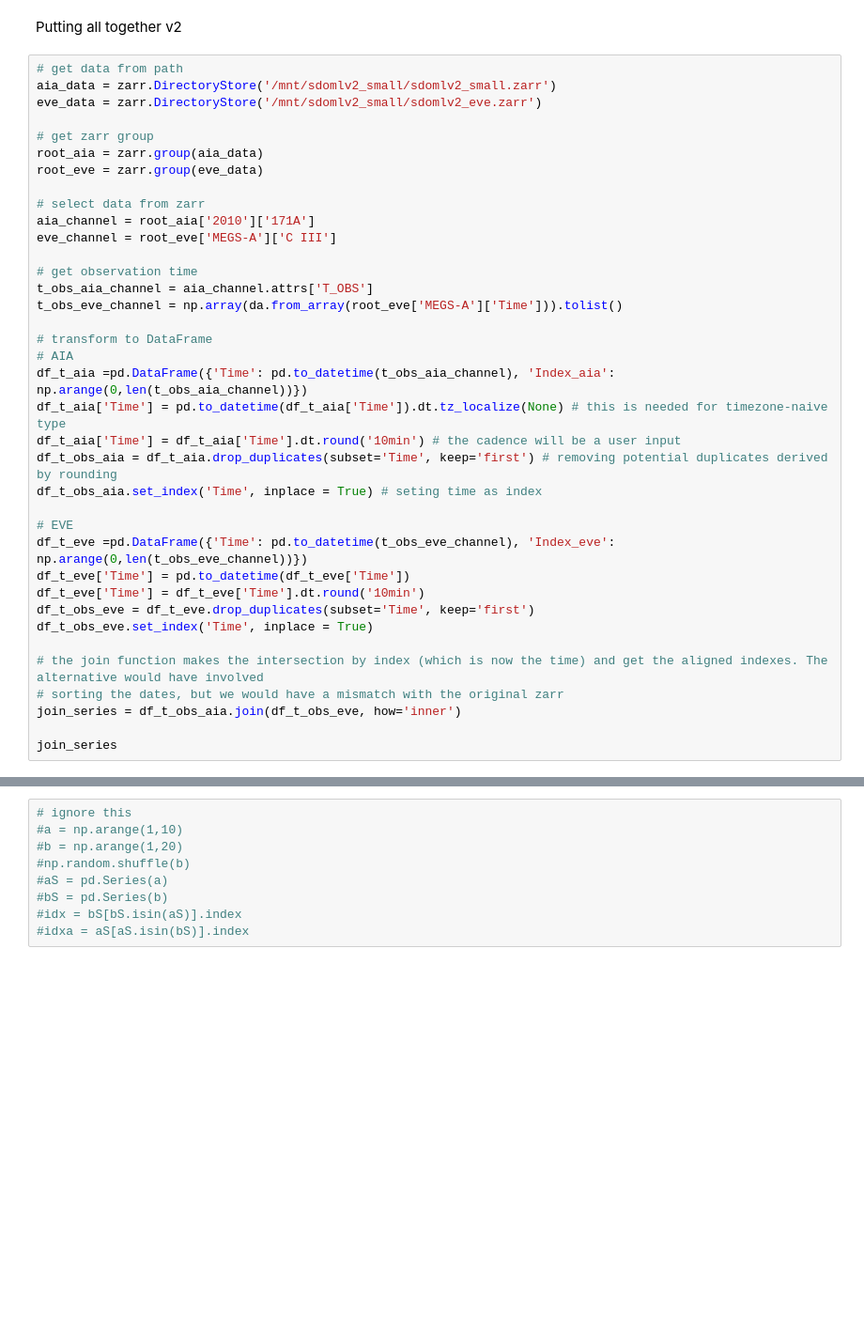
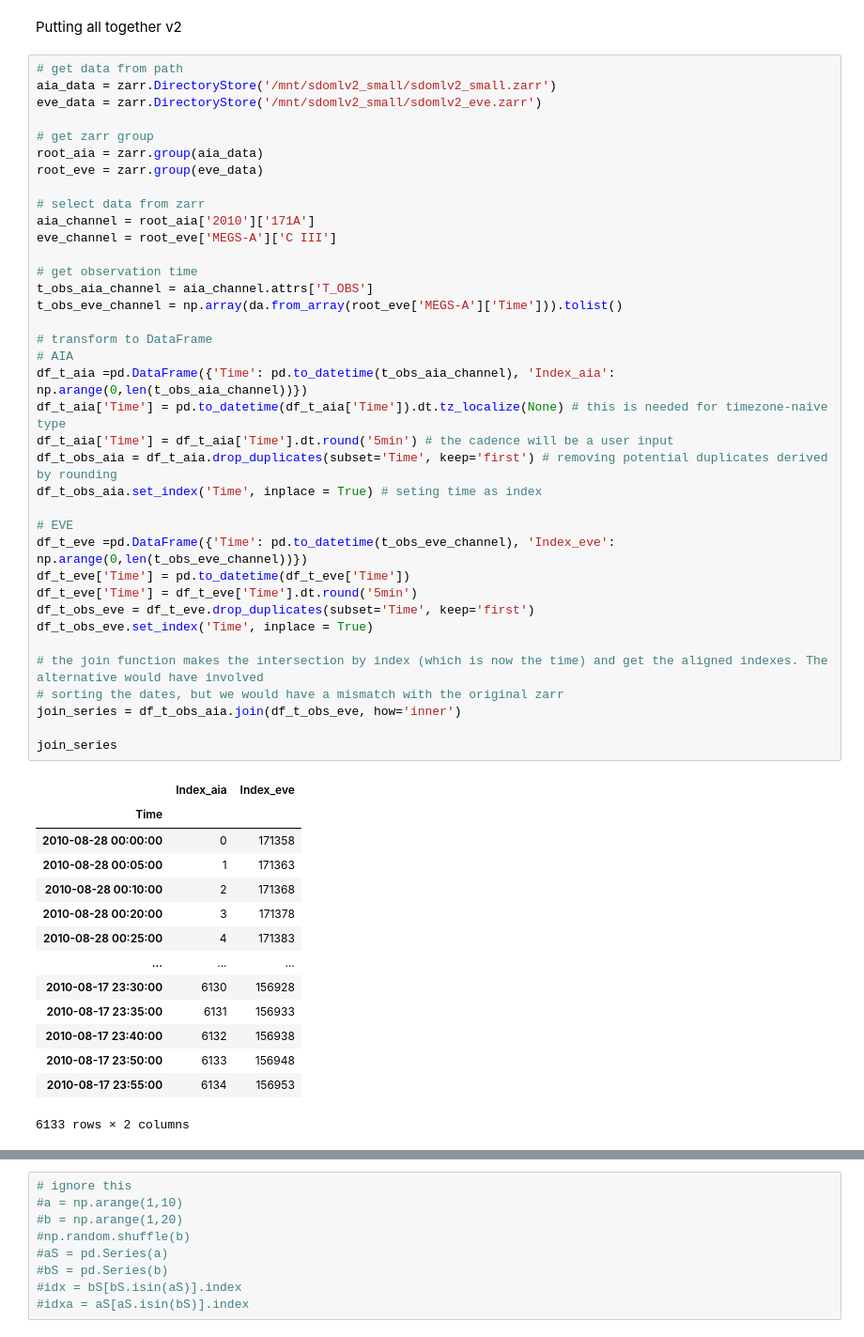
Before and after one commit to FrontierDevelopmentLab/2023-FDL-X-ARD-EVE, a Jupyter notebook: src/irradiance/zarr-experiments.ipynb, the cells around one changed output, grey strips where cells are left out. Shown at 94% size. Cells and saved outputs as stored; diff of their text form; blank space fills up the shorter version.

```diff
--- a/src/irradiance/zarr-experiments.ipynb
+++ b/src/irradiance/zarr-experiments.ipynb
@@ -217,34 +235,49 @@ eve_data = zarr.DirectoryStore('/mnt/sdomlv2_small/sdomlv2_eve.zarr')
 # get zarr group
 root_aia = zarr.group(aia_data)
 root_eve = zarr.group(eve_data)
 
 # select data from zarr
 aia_channel = root_aia['2010']['171A']
 eve_channel = root_eve['MEGS-A']['C III']
 
 # get observation time
 t_obs_aia_channel = aia_channel.attrs['T_OBS']
 t_obs_eve_channel = np.array(da.from_array(root_eve['MEGS-A']['Time'])).tolist()
 
 # transform to DataFrame
 # AIA
 df_t_aia =pd.DataFrame({'Time': pd.to_datetime(t_obs_aia_channel), 'Index_aia': np.arange(0,len(t_obs_aia_channel))})
 df_t_aia['Time'] = pd.to_datetime(df_t_aia['Time']).dt.tz_localize(None) # this is needed for timezone-naive type
-df_t_aia['Time'] = df_t_aia['Time'].dt.round('10min') # the cadence will be a user input
+df_t_aia['Time'] = df_t_aia['Time'].dt.round('5min') # the cadence will be a user input
 df_t_obs_aia = df_t_aia.drop_duplicates(subset='Time', keep='first') # removing potential duplicates derived by rounding
 df_t_obs_aia.set_index('Time', inplace = True) # seting time as index
 
 # EVE
 df_t_eve =pd.DataFrame({'Time': pd.to_datetime(t_obs_eve_channel), 'Index_eve': np.arange(0,len(t_obs_eve_channel))})
 df_t_eve['Time'] = pd.to_datetime(df_t_eve['Time'])
-df_t_eve['Time'] = df_t_eve['Time'].dt.round('10min')
+df_t_eve['Time'] = df_t_eve['Time'].dt.round('5min')
 df_t_obs_eve = df_t_eve.drop_duplicates(subset='Time', keep='first')
 df_t_obs_eve.set_index('Time', inplace = True)
 
 # the join function makes the intersection by index (which is now the time) and get the aligned indexes. The alternative would have involved
 # sorting the dates, but we would have a mismatch with the original zarr
 join_series = df_t_obs_aia.join(df_t_obs_eve, how='inner')
 
 join_series
+# %% [output]
+|  | Index_aia | Index_eve |
+| Time |  |  |
+| 2010-08-28 00:00:00 | 0 | 171358 |
+| 2010-08-28 00:05:00 | 1 | 171363 |
+| 2010-08-28 00:10:00 | 2 | 171368 |
+| 2010-08-28 00:20:00 | 3 | 171378 |
+| 2010-08-28 00:25:00 | 4 | 171383 |
+| ... | ... | ... |
+| 2010-08-17 23:30:00 | 6130 | 156928 |
+| 2010-08-17 23:35:00 | 6131 | 156933 |
+| 2010-08-17 23:40:00 | 6132 | 156938 |
+| 2010-08-17 23:50:00 | 6133 | 156948 |
+| 2010-08-17 23:55:00 | 6134 | 156953 |
+6133 rows × 2 columns
 # %%
 # printing paired value to confirm they are matching
```
Also changed, not shown: parts of 5 cells of this notebook.
